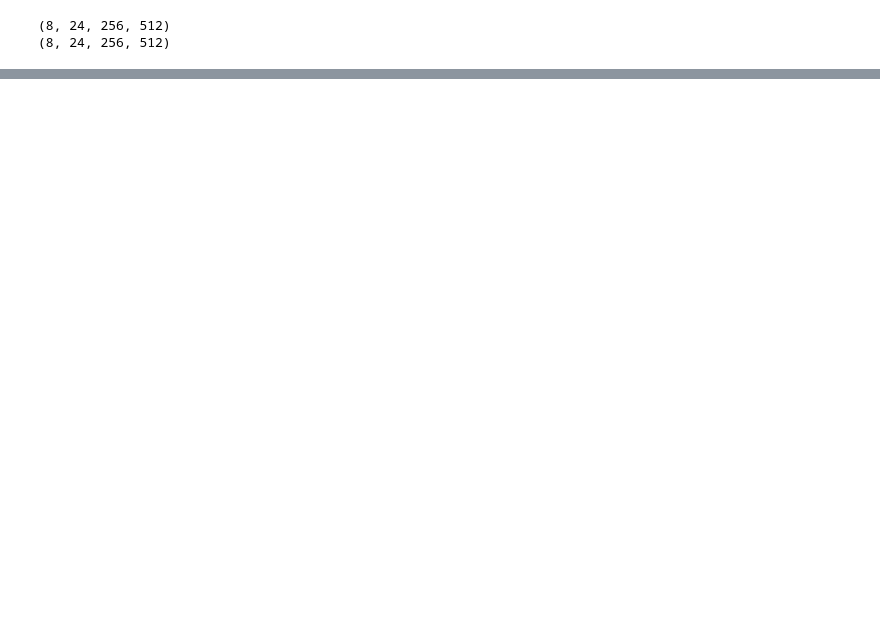
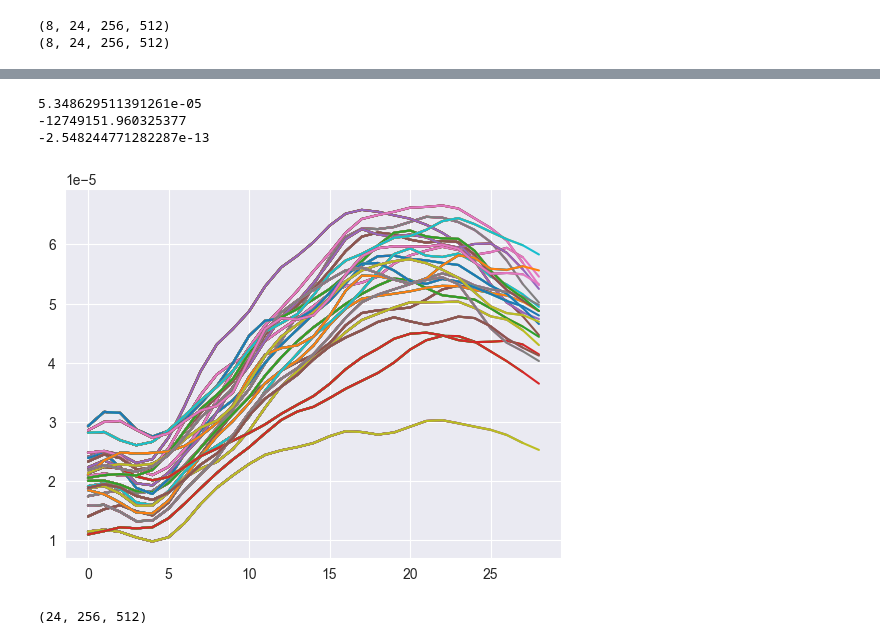
Before and after one commit to ruth3004/samplePy, a Jupyter notebook: notebooks/04_proofread_lm_rois.ipynb, the cells around one changed output, grey strips where cells are left out. Drawn from its saved outputs; the diff is of its cells as text; code cells hidden in the pictures; blank space fills up the shorter version.

```diff
--- a/notebooks/04_proofread_lm_rois.ipynb
+++ b/notebooks/04_proofread_lm_rois.ipynb
@@ -58,0 +73,29 @@ def roi_navigator(roi_id: int, trial: int):
+# %%
+ssi12 = ssim(img1, img2, data_range=1)
+print(ssi12)
+
+ssi13 = ssim(img1, img3, data_range=1)
+print(ssi13)
+
+ssi23 = ssim(img2, img3, data_range=1)
+print(ssi23)
+# %% [output]
+5.348629511391261e-05
+-12749151.960325377
+-2.548244771282287e-13
+# %%
+img_pos = []
+for img in flipped_images_stack[6]:
+    ssis = []
+    for gaussian_warped_slice in gaussian_warped_stack:
+        ssi = ssim(img, gaussian_warped_slice, data_range=1)
+        ssis.append(ssi)
+        plt.plot(ssis)
+    img_pos.append(np.argmax(ssis))
+# %% [output]
+[figure, added]
+# %%
+flipped_images_mask = warped_stack_mask[img_pos]
+print(flipped_images_mask.shape)
+# %% [output]
+(24, 256, 512)
```
Also changed, not shown: parts of 61 cells of this notebook, 11 other files.
